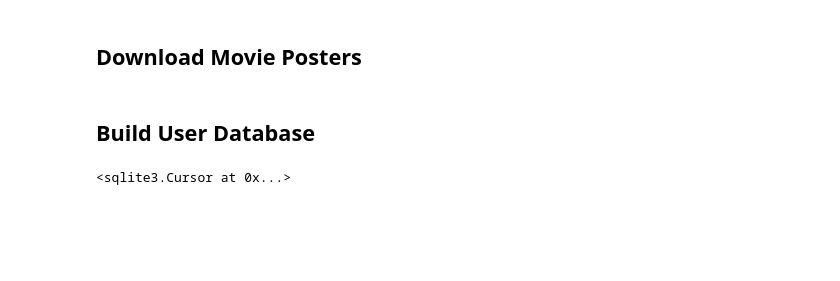
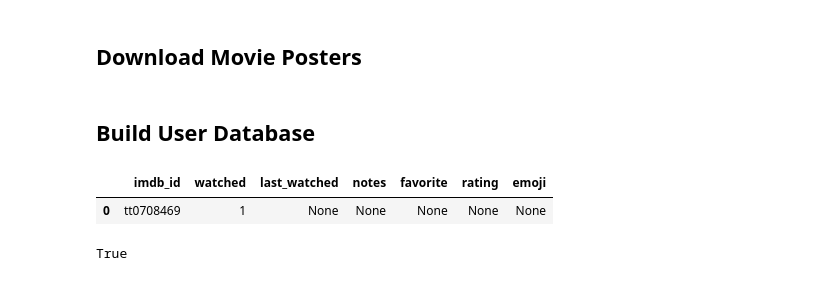
Before and after one commit to bpops/treklist, a Jupyter notebook: build_db.ipynb, the cells around one changed output. Cells and saved outputs as stored; diff of their text form; code cells hidden in the pictures; blank space fills up the shorter version.

Commit message:
now reads in watched state

```diff
--- a/build_db.ipynb
+++ b/build_db.ipynb
@@ -237,6 +237,16 @@ conn = sqlite3.connect(db_filename)
 curs = conn.cursor()
 
 conn.execute("DROP TABLE IF EXISTS log")
-conn.execute("CREATE TABLE log (imdb_id TEXT, watched BOOLEAN NOT NULL, last_watched DATE, notes TEXT, favorite BOOLEAN NOT NULL, rating INTEGER, emoji TEXT)")
+conn.execute("CREATE TABLE log (imdb_id TEXT, watched BOOLEAN, last_watched DATE, notes TEXT, favorite BOOLEAN, rating INTEGER, emoji TEXT)")
+conn.execute("INSERT INTO log (imdb_id, watched) VALUES ('tt0708469', 1)")
+conn.commit()
-# %% [output]
-<sqlite3.Cursor at 0x...>
+# %%
+df = pd.read_sql_query("SELECT * FROM log", conn)
+df
+# %% [output]
+|  | imdb_id | watched | last_watched | notes | favorite | rating | emoji |
+| 0 | tt0708469 | 1 | None | None | None | None | None |
+# %%
+bool(df[df["imdb_id"] == 'tt0708469']['watched'].values[0])
+# %% [output]
+True
```
Also changed, not shown: 1 other file.
